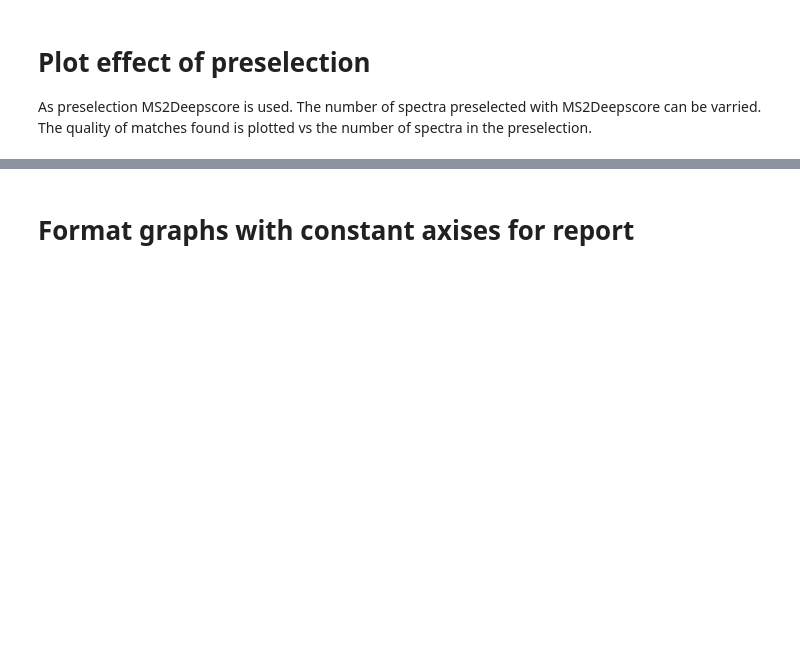
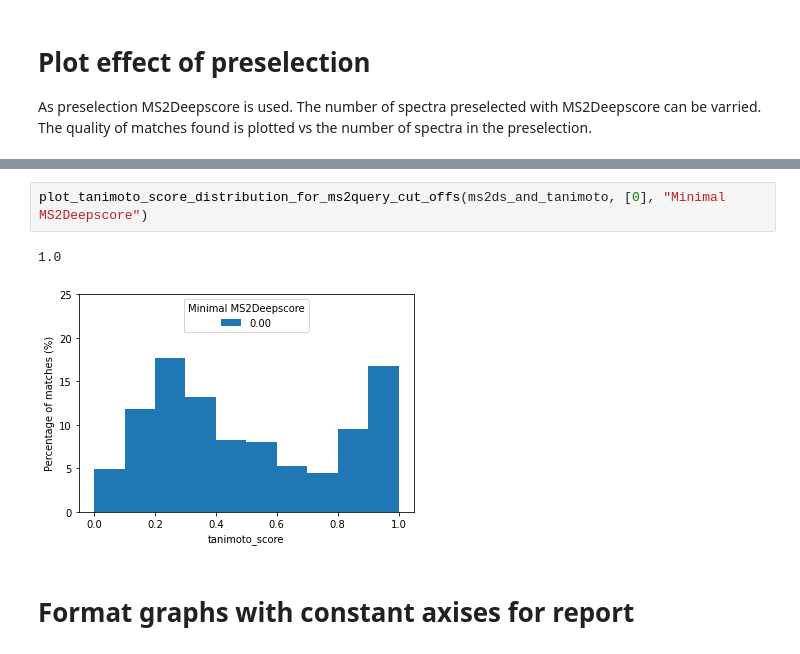
Before and after one commit to iomega/ms2query, a Jupyter notebook: notebooks/Plot_performance_analog_search.ipynb, the cells around one changed output, grey strips where cells are left out. Cells and saved outputs as stored; diff of their text form; blank space fills up the shorter version.

```diff
--- a/notebooks/Plot_performance_analog_search.ipynb
+++ b/notebooks/Plot_performance_analog_search.ipynb
@@ -253,3 +325,8 @@ def average_tanimoto_for_nr_preselected(scores, nr_of_spectra_preselection):
+# %%
+plot_tanimoto_score_distribution_for_ms2query_cut_offs(ms2ds_and_tanimoto, [0], "Minimal MS2Deepscore")
+# %% [output]
+1.0
+[figure, added]
 # %% [markdown]
 # Format graphs with constant axises for report
 # %%
```
Also changed, not shown: parts of 9 cells of this notebook.
